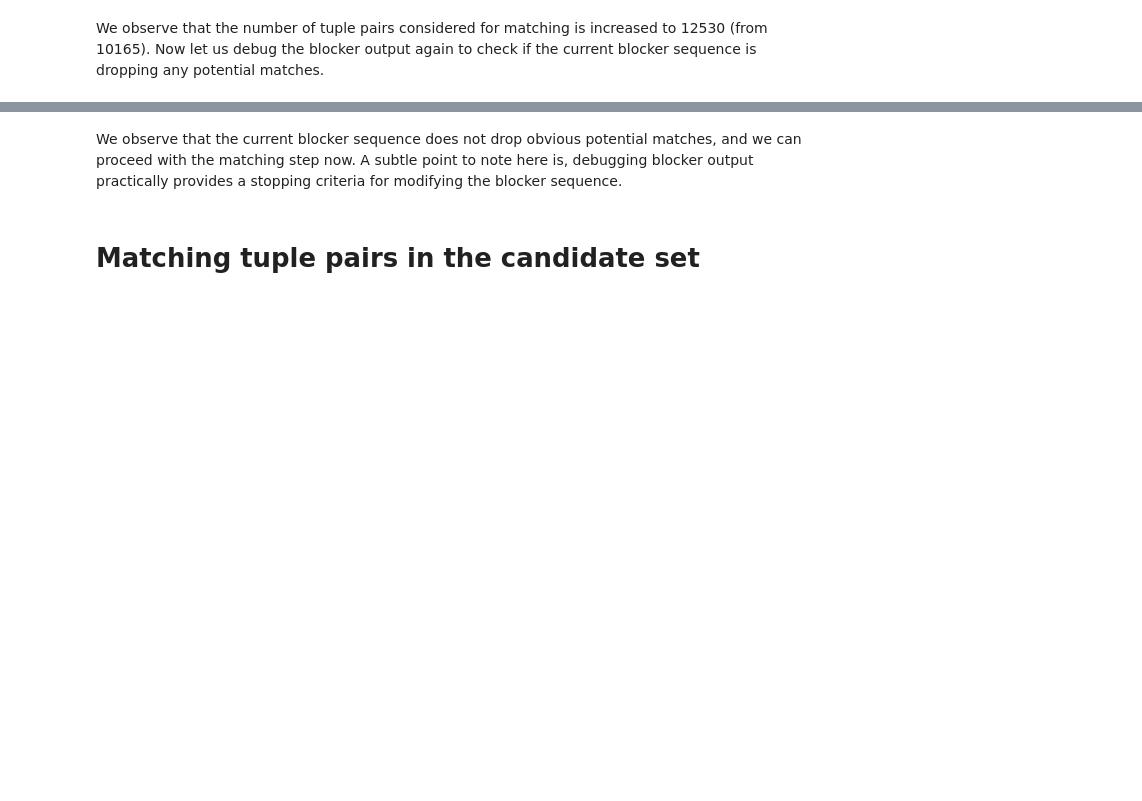
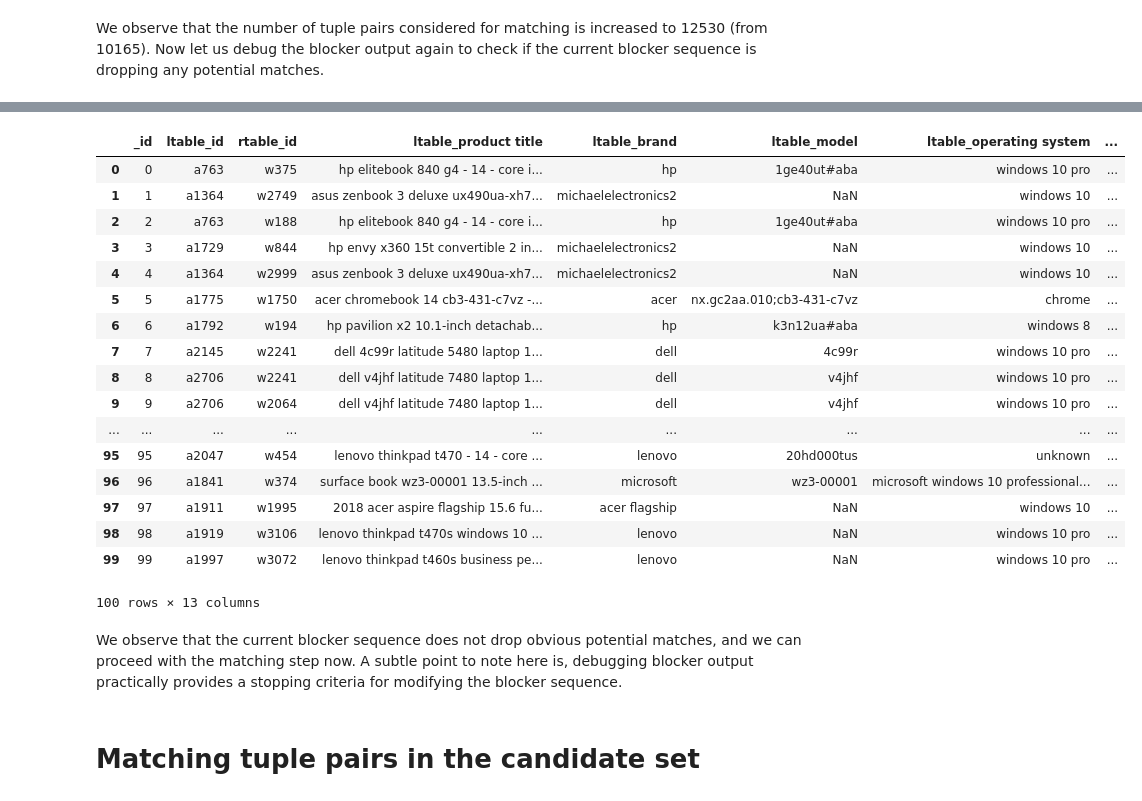
Before and after one commit to dliangsta/CS839-project, a Jupyter notebook: stage-3/notebook.ipynb, the cells around one changed output, grey strips where cells are left out. Saved outputs shown, nothing was run; the diff lists cells and outputs as text; code cells hidden in the pictures; blank space fills up the shorter version.

```diff
--- a/stage-3/notebook.ipynb
+++ b/stage-3/notebook.ipynb
@@ -186,3 +241,28 @@ dbg.head()
+# %%
+# Debug again
+dbg = em.debug_blocker(C, A, B, output_size=100)
+dbg.head()
+# %%
+dbg
+# %% [output]
+|  | _id | ltable_id | rtable_id | ltable_product title | ltable_brand | ltable_model | ltable_operating system | ... |
+| 0 | 0 | a763 | w375 | hp elitebook 840 g4 - 14 - core i... | hp | 1ge40ut#aba | windows 10 pro | ... |
+| 1 | 1 | a1364 | w2749 | asus zenbook 3 deluxe ux490ua-xh7... | michaelelectronics2 | NaN | windows 10 | ... |
+| 2 | 2 | a763 | w188 | hp elitebook 840 g4 - 14 - core i... | hp | 1ge40ut#aba | windows 10 pro | ... |
+| 3 | 3 | a1729 | w844 | hp envy x360 15t convertible 2 in... | michaelelectronics2 | NaN | windows 10 | ... |
+| 4 | 4 | a1364 | w2999 | asus zenbook 3 deluxe ux490ua-xh7... | michaelelectronics2 | NaN | windows 10 | ... |
+| 5 | 5 | a1775 | w1750 | acer chromebook 14 cb3-431-c7vz -... | acer | nx.gc2aa.010;cb3-431-c7vz | chrome | ... |
+| 6 | 6 | a1792 | w194 | hp pavilion x2 10.1-inch detachab... | hp | k3n12ua#aba | windows 8 | ... |
+| 7 | 7 | a2145 | w2241 | dell 4c99r latitude 5480 laptop 1... | dell | 4c99r | windows 10 pro | ... |
+| 8 | 8 | a2706 | w2241 | dell v4jhf latitude 7480 laptop 1... | dell | v4jhf | windows 10 pro | ... |
+| 9 | 9 | a2706 | w2064 | dell v4jhf latitude 7480 laptop 1... | dell | v4jhf | windows 10 pro | ... |
+| ... | ... | ... | ... | ... | ... | ... | ... | ... |
+| 95 | 95 | a2047 | w454 | lenovo thinkpad t470 - 14 - core ... | lenovo | 20hd000tus | unknown | ... |
+| 96 | 96 | a1841 | w374 | surface book wz3-00001 13.5-inch ... | microsoft | wz3-00001 | microsoft windows 10 professional... | ... |
+| 97 | 97 | a1911 | w1995 | 2018 acer aspire flagship 15.6 fu... | acer flagship | NaN | windows 10 | ... |
+| 98 | 98 | a1919 | w3106 | lenovo thinkpad t470s windows 10 ... | lenovo | NaN | windows 10 pro | ... |
+| 99 | 99 | a1997 | w3072 | lenovo thinkpad t460s business pe... | lenovo | NaN | windows 10 pro | ... |
+100 rows × 13 columns
 # %% [markdown]
 We observe that the current blocker sequence does not drop obvious potential matches, and we can proceed with the matching step now. A subtle point to note here is, debugging blocker output practically provides a stopping criteria for modifying the blocker sequence.
 # %% [markdown]
```
Also changed, not shown: parts of 17 cells of this notebook, 1 other file.
